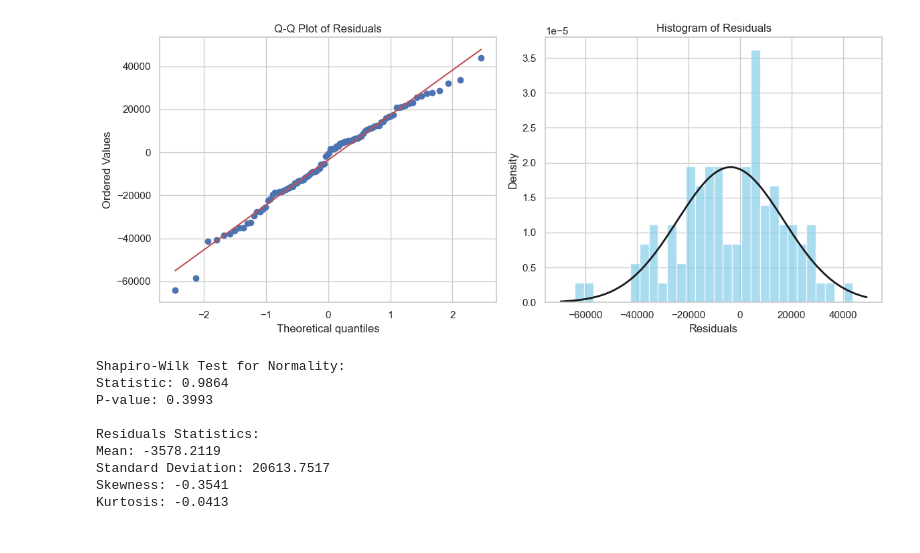
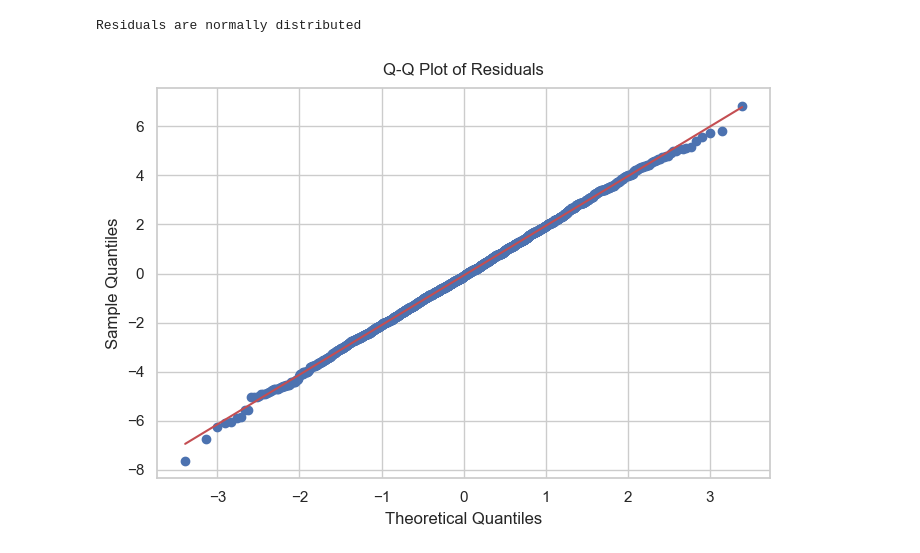
Before and after one commit to Ruben-Boeckx/Linear-Regression, a Jupyter notebook: Linear_regression.ipynb, the cells around one changed output. Drawn from its saved outputs; the diff is of its cells as text; code cells hidden in the pictures.

```diff
--- a/Linear_regression.ipynb
+++ b/Linear_regression.ipynb
@@ -27,5 +27,0 @@ df.head()
-# %%
-for col in df.columns:
-    df[col] = df[col].fillna(df[col].mean())
-
-df.isna().sum()
@@ -44,0 +38,2 @@ dtype: int64
+# %%
+df["extracurricular activities"] = df["extracurricular activities"].map({"Yes": 1, "No": 0})
@@ -45,7 +52,7 @@ dtype: int64
 # %%
 interactions = {}
-X = df.drop('price', axis=1)
-y = df['price']
+X = df.drop('performance index', axis=1)
+y = df['performance index']
 
 for (col1, col2) in combinations(X.columns, 2):
     interaction = X[col1] * X[col2]
@@ -63,8 +67,6 @@ filtered_interactions
 # %%
-X["int_1"] = X["square_feet"] * X["num_bedrooms"]
-X["int_2"] = X["square_feet"] * X["year_built"]
-X["int_3"] = X["num_bedrooms"] * X["num_bathrooms"]
-X["int_4"] = X["num_bedrooms"] * X["num_floors"]
+X["int_1"] = X["hours studied"] * X["previous scores"]
+X["int_2"] = X["previous scores"] * X["sleep hours"]
 # %%
 X_train, X_test, y_train, y_test = train_test_split(X, y, test_size=0.2, random_state=42)
 
@@ -202,46 +195,8 @@ plt.show()
 # %%
-import numpy as np
-import matplotlib.pyplot as plt
-from scipy import stats
-
 residuals = y_test - y_pred
 
-fig, (ax1, ax2) = plt.subplots(1, 2, figsize=(12, 5))
-
-stats.probplot(residuals, dist="norm", plot=ax1)
-ax1.set_title("Q-Q Plot of Residuals")
-
-ax2.hist(residuals, bins=30, density=True, alpha=0.7, color='skyblue')
-ax2.set_title("Histogram of Residuals")
-
-xmin, xmax = ax2.get_xlim()
-x = np.linspace(xmin, xmax, 100)
-p = stats.norm.pdf(x, np.mean(residuals), np.std(residuals))
-ax2.plot(x, p, 'k', linewidth=2)
-ax2.set_xlabel("Residuals")
-ax2.set_ylabel("Density")
-
-plt.tight_layout()
-plt.show()
-
-shapiro_stat, shapiro_p = stats.shapiro(residuals)
-print("\nShapiro-Wilk Test for Normality:")
-print(f"Statistic: {shapiro_stat:.4f}")
-print(f"P-value: {shapiro_p:.4f}")
-
-print("\nResiduals Statistics:")
-print(f"Mean: {np.mean(residuals):.4f}")
-print(f"Standard Deviation: {np.std(residuals):.4f}")
-print(f"Skewness: {stats.skew(residuals):.4f}")
-print(f"Kurtosis: {stats.kurtosis(residuals):.4f}")
+check_residuals(residuals)
+qqplot(residuals)
 # %% [output]
+Residuals are normally distributed
-[figure, old version]
+[figure, new version]
-Shapiro-Wilk Test for Normality:
-Statistic: 0.9864
-P-value: 0.3993
-
-Residuals Statistics:
-Mean: -3578.2119
-Standard Deviation: 20613.7517
-Skewness: -0.3541
-Kurtosis: -0.0413
```
Also changed, not shown: parts of 14 cells of this notebook, 4 other files.
